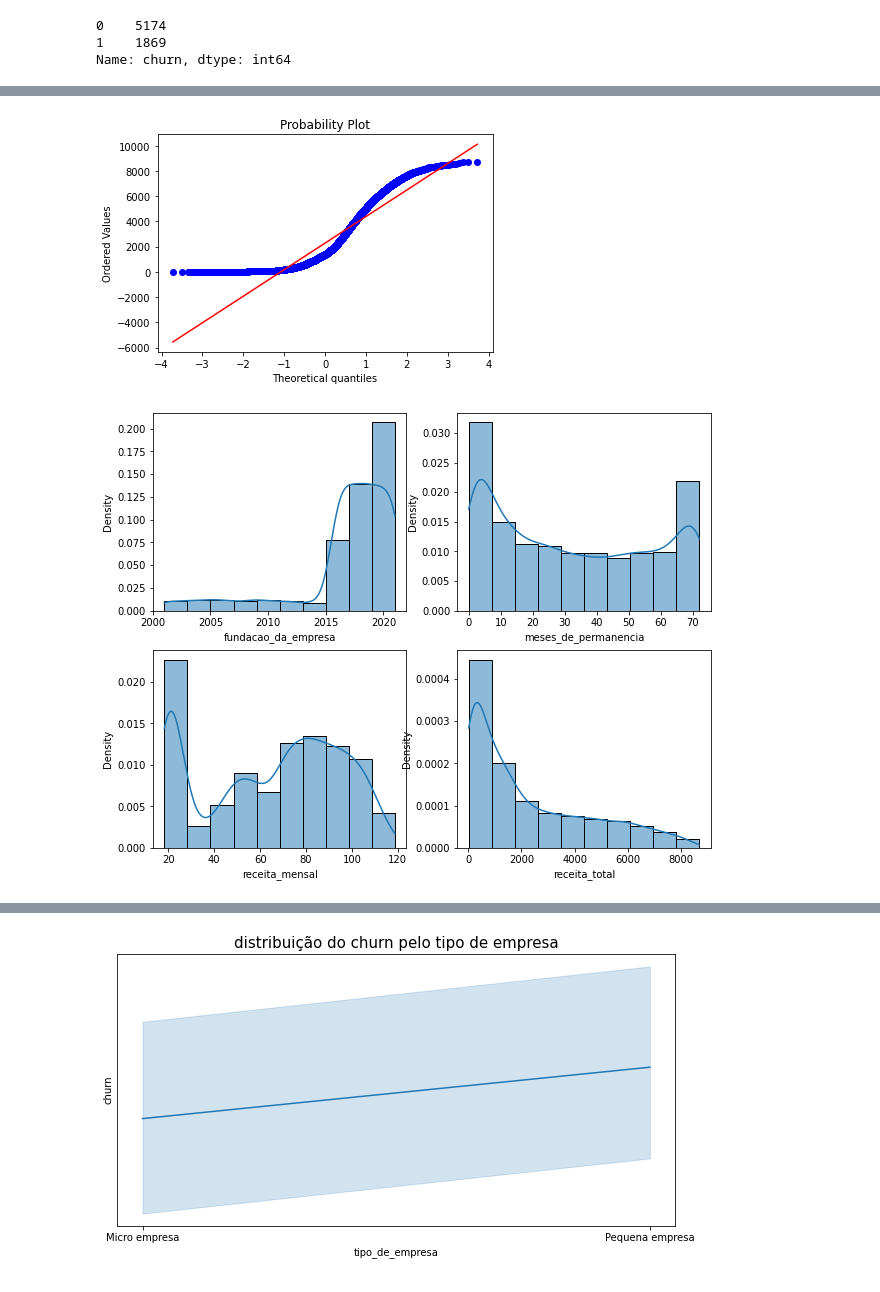
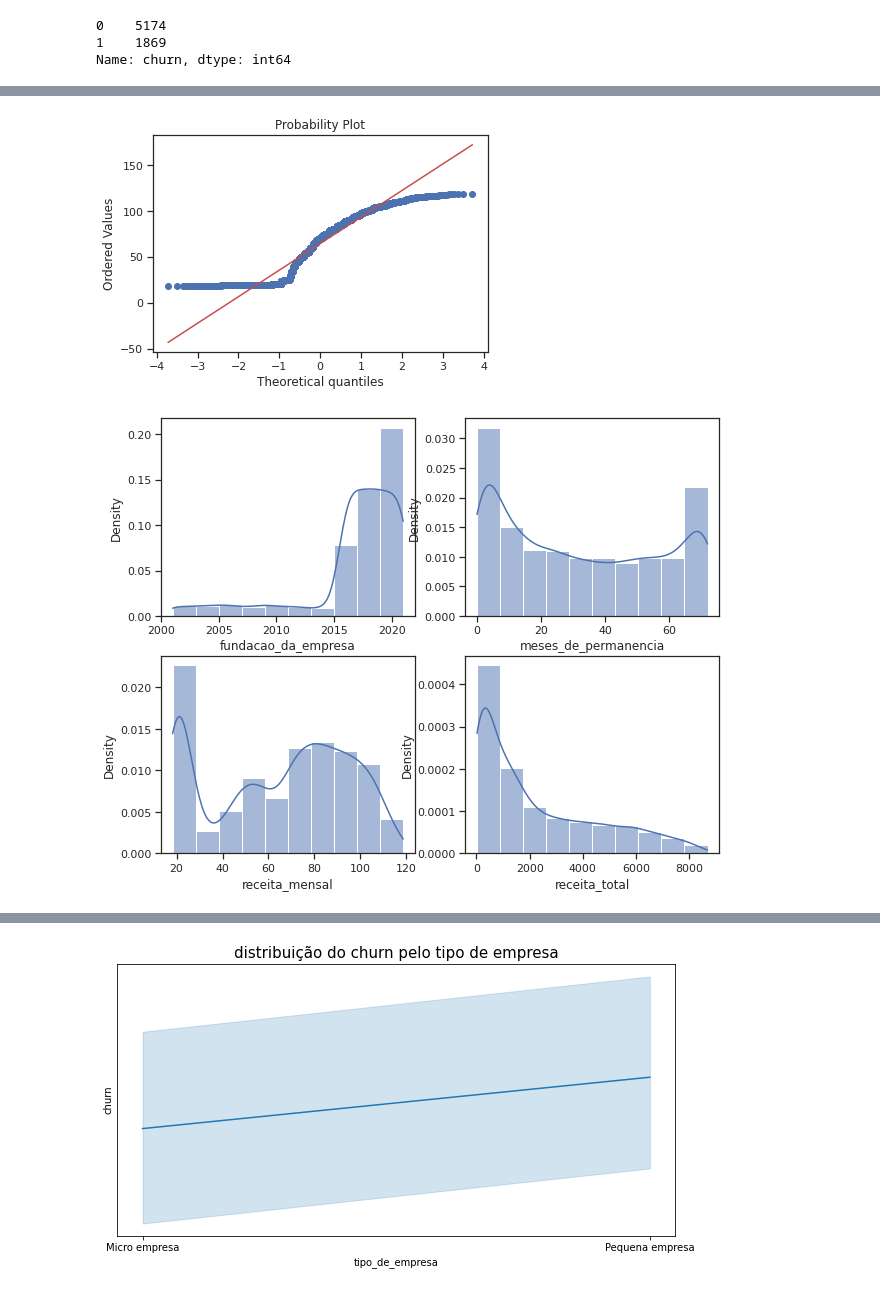
Before and after one commit to GuilhermeDumam/Desafio_Conta_Azul, a Jupyter notebook: desafio_conta_azul.ipynb, the cells around one changed output, grey strips where cells are left out. Cells and saved outputs as stored; diff of their text form; code cells hidden in the pictures.

```diff
--- a/desafio_conta_azul.ipynb
+++ b/desafio_conta_azul.ipynb
@@ -67,8 +107,5 @@ df.shape
 # %%
 df[df.duplicated()].count()
-# %%
-#Excluir valores duplicados caso haja valores duplicados
-df.drop_duplicates(inplace = True)
 # %%
 df.isna().sum()/df.shape[0]
 # %%
@@ -161,0 +191,12 @@ Text(0.5, 1.0, 'Distribuição Receita Total')
+# %%
+sns.set(style="ticks")
+
+f, (ax_box, ax_hist) = plt.subplots(2, sharex=True,
+                                    gridspec_kw={"height_ratios": (.15, .85)})
+
+sns.boxplot(data= df, x='receita_mensal', ax=ax_box)
+sns.distplot(df['receita_mensal'], ax=ax_hist)
+
+ax_box.set(yticks=[])
+sns.despine(ax=ax_hist)
+sns.despine(ax=ax_box, left=True)
@@ -162,11 +205,11 @@ Text(0.5, 1.0, 'Distribuição Receita Total')
 # %%
-res = stats.probplot(df['receita_total'], plot = plt)
+res = stats.probplot(df['receita_mensal'], plot = plt)
 # %% [output]
-[figure, old version]
+[figure, new version]
 # %%
 numeric_var = ['fundacao_da_empresa', 'meses_de_permanencia', 'receita_mensal', 'receita_total']
 # %%
-# Olhando a distribuição para todas as variaveis
+# Olhando a distribuição para todas as variaveis numéricas
 n_rows=2
 n_cols=2
 # Create the subplots
@@ -176,7 +219,7 @@ fig.set_size_inches(10, 8)
 for i, (ax, column) in enumerate(zip(axes.flatten(), numeric_var)):
   sns.histplot(df[column], ax=axes[i//n_cols][i%n_cols], bins=10, stat="density", kde=True)
 # %% [output]
-[figure, old version]
+[figure, new version]
 # %%
 #Todas variáveis
 corr_var = df.corr()
```
Also changed, not shown: parts of 70 cells of this notebook.
